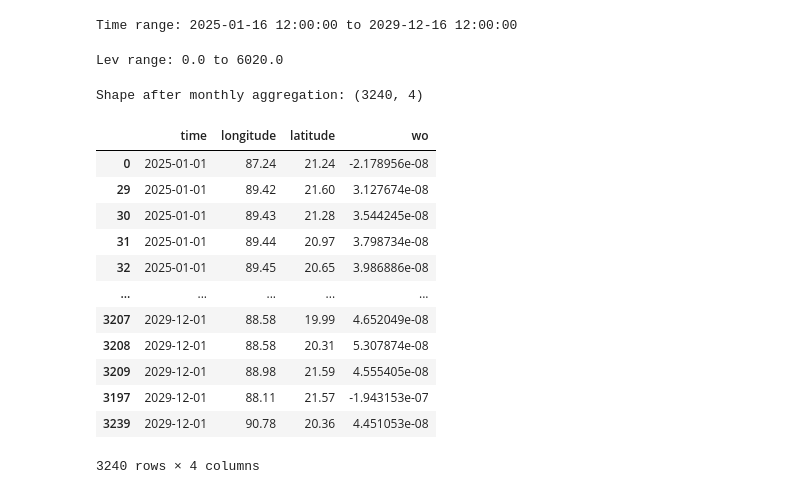
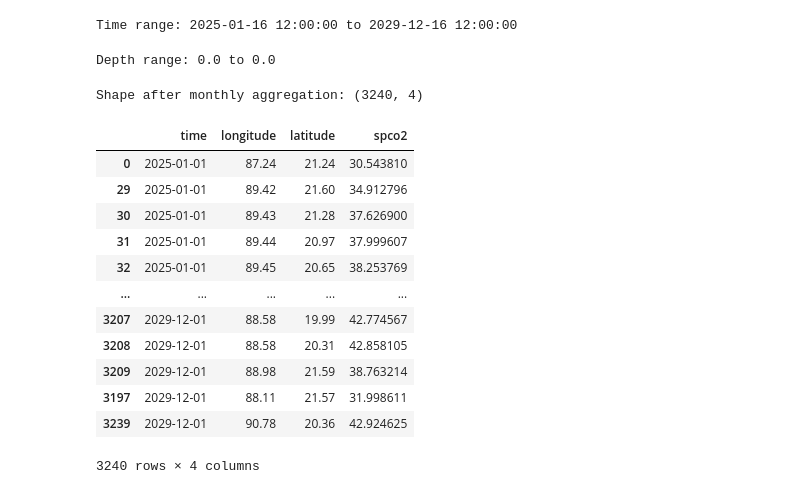
Before and after one commit to arupmahatha/ISRO-Project, a Jupyter notebook: prediction/raw_data_processor/spco2.ipynb, the cells around one changed output. Drawn from its saved outputs; the diff is of its cells as text; code cells hidden in the pictures.

```diff
--- a/prediction/raw_data_processor/wo.ipynb
+++ b/prediction/raw_data_processor/spco2.ipynb
@@ -5,8 +5,8 @@ import pandas as pd
 import numpy as np
 # %%
 # Load the .nc file
-wo = xr.open_dataset('/Users/arup/Documents/ISRO-Project/prediction/raw_data/wo.nc')
+spco2 = xr.open_dataset('/Users/arup/Documents/ISRO-Project/prediction/raw_data/spco2.nc')
 
 # View the data
-wo
+spco2
 # %% [output]
@@ -38,6 +38,9 @@ print(wo.lev.attrs)
 # %%
 # Convert the 4D data to 2D dataframe
-wo = wo['wo'].to_dataframe().reset_index()
+spco2 = spco2['spco2'].to_dataframe().reset_index()
 
-wo
+# Rename columns for clarity
+spco2 = spco2.rename(columns={'spco2': 'spco2'})
+
+spco2
 # %% [output]
@@ -64,58 +67,58 @@ print(f"Time range: {time_range_start} to {time_range_end}")
 Time range: 2025-01-16 12:00:00 to 2029-12-16 12:00:00
 # %%
 # Get the time range this dataset covers
-time_range_start = wo['lev'].min()
-time_range_end = wo['lev'].max()
+time_range_start = spco2['depth'].min()
+time_range_end = spco2['depth'].max()
 
-print(f"Lev range: {time_range_start} to {time_range_end}")
+print(f"Depth range: {time_range_start} to {time_range_end}")
 # %% [output]
-Lev range: 0.0 to 6020.0
+Depth range: 0.0 to 0.0
 # %%
-# Filter the dataset to include only rows where lev = 6
-wo = wo[wo['lev'] == 0.0]
+# Filter the dataset to include only rows where depth = 0
+spco2 = spco2[spco2['depth'] == 0.0]
 
 # Select only required columns
-wo = wo[['time', 'longitude', 'latitude', 'wo']]
+spco2 = spco2[['time', 'longitude', 'latitude', 'spco2']]
 
-# Remove NaN values from wo column
-wo = wo.dropna(subset=['wo'])
+# Remove NaN values from spco2 column
+spco2 = spco2.dropna(subset=['spco2'])
 
 # Round off latitude and longitude to 2 decimal places
-wo['longitude'] = wo['longitude'].round(2)
-wo['latitude'] = wo['latitude'].round(2)
+spco2['longitude'] = spco2['longitude'].round(2)
+spco2['latitude'] = spco2['latitude'].round(2)
 
 # Convert time to datetime if not already
-wo['time'] = pd.to_datetime(wo['time'])
+spco2['time'] = pd.to_datetime(spco2['time'])
 
 # Create a new column with first day of each month
-wo['time'] = wo['time'].dt.strftime('%Y-%m-01')
+spco2['time'] = spco2['time'].dt.strftime('%Y-%m-01')
 
-# Group by time, longitude, latitude and calculate mean of wo
-wo = wo.groupby(['time', 'longitude', 'latitude'])['wo'].mean().reset_index()
+# Group by time, longitude, latitude and calculate mean of spco2
+spco2 = spco2.groupby(['time', 'longitude', 'latitude'])['spco2'].mean().reset_index()
 
 # Convert time back to datetime
-wo['time'] = pd.to_datetime(wo['time'])
+spco2['time'] = pd.to_datetime(spco2['time'])
 
 # Sort by date
-wo = wo.sort_values('time')
+spco2 = spco2.sort_values('time')
 
-print("Shape after monthly aggregation:", wo.shape)
+print("Shape after monthly aggregation:", spco2.shape)
 
-wo
+spco2
 # %% [output]
 Shape after monthly aggregation: (3240, 4)
-|  | time | longitude | latitude | wo |
-| 0 | 2025-01-01 | 87.24 | 21.24 | -2.178956e-08 |
-| 29 | 2025-01-01 | 89.42 | 21.60 | 3.127674e-08 |
-| 30 | 2025-01-01 | 89.43 | 21.28 | 3.544245e-08 |
-| 31 | 2025-01-01 | 89.44 | 20.97 | 3.798734e-08 |
-| 32 | 2025-01-01 | 89.45 | 20.65 | 3.986886e-08 |
+|  | time | longitude | latitude | spco2 |
+| 0 | 2025-01-01 | 87.24 | 21.24 | 30.543810 |
+| 29 | 2025-01-01 | 89.42 | 21.60 | 34.912796 |
+| 30 | 2025-01-01 | 89.43 | 21.28 | 37.626900 |
+| 31 | 2025-01-01 | 89.44 | 20.97 | 37.999607 |
+| 32 | 2025-01-01 | 89.45 | 20.65 | 38.253769 |
 | ... | ... | ... | ... | ... |
-| 3207 | 2029-12-01 | 88.58 | 19.99 | 4.652049e-08 |
-| 3208 | 2029-12-01 | 88.58 | 20.31 | 5.307874e-08 |
-| 3209 | 2029-12-01 | 88.98 | 21.59 | 4.555405e-08 |
-| 3197 | 2029-12-01 | 88.11 | 21.57 | -1.943153e-07 |
-| 3239 | 2029-12-01 | 90.78 | 20.36 | 4.451053e-08 |
+| 3207 | 2029-12-01 | 88.58 | 19.99 | 42.774567 |
+| 3208 | 2029-12-01 | 88.58 | 20.31 | 42.858105 |
+| 3209 | 2029-12-01 | 88.98 | 21.59 | 38.763214 |
+| 3197 | 2029-12-01 | 88.11 | 21.57 | 31.998611 |
+| 3239 | 2029-12-01 | 90.78 | 20.36 | 42.924625 |
 3240 rows × 4 columns
 # %%
 # Save the dataset as a CSV file in the processed_data folder
```
Also changed, not shown: parts of 5 cells of this notebook, 20 other files.
